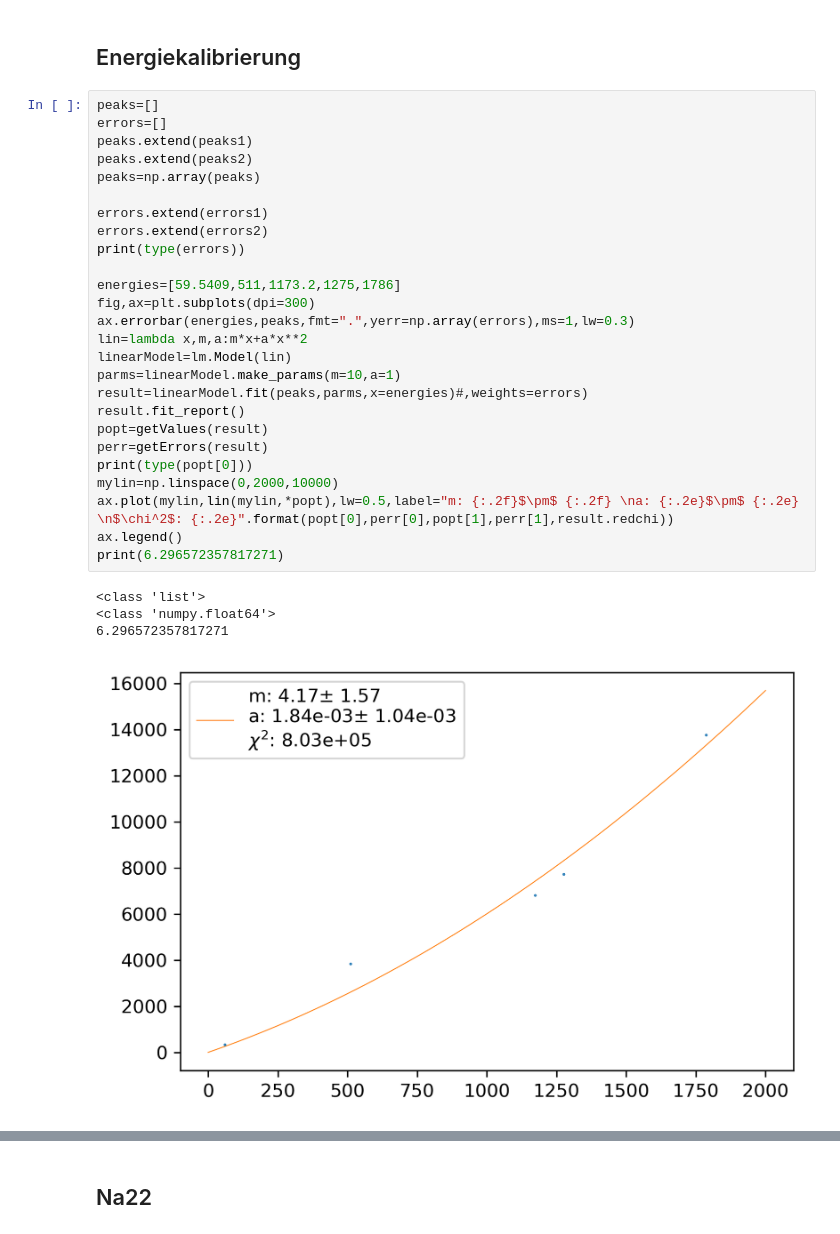
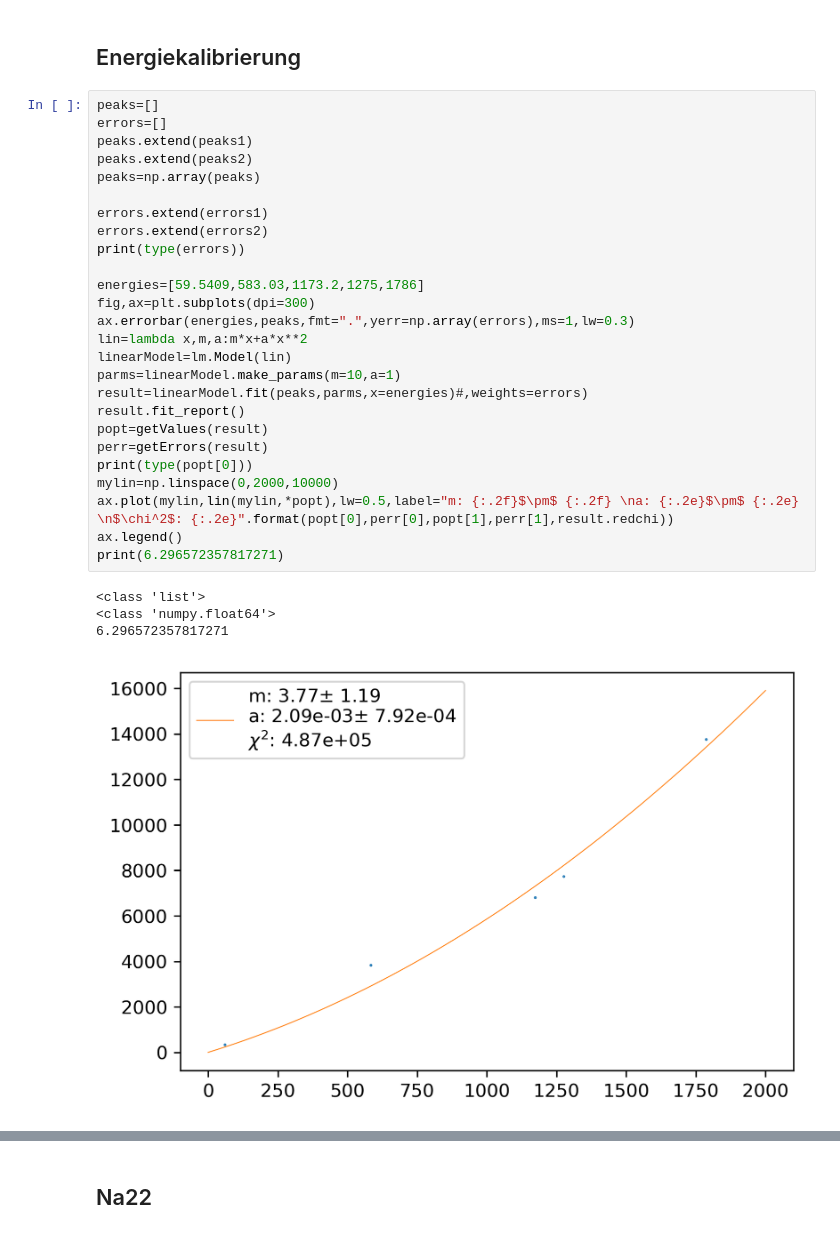
Before and after one commit to qwretz/fpraktikum, a Jupyter notebook: Hochauflösende gamma Spek/Wunderschöne Auswertung.ipynb, the cells around one changed output, grey strips where cells are left out. Cells and saved outputs as stored; diff of their text form.

```diff
--- a/Hochauflösende gamma Spek/Wunderschöne Auswertung.ipynb
+++ b/Hochauflösende gamma Spek/Wunderschöne Auswertung.ipynb
@@ -372,33 +384,33 @@ totalax.legend()
 # %%
 peaks=[]
 errors=[]
 peaks.extend(peaks1)
 peaks.extend(peaks2)
 peaks=np.array(peaks)
 
 errors.extend(errors1)
 errors.extend(errors2)
 print(type(errors))
 
-energies=[59.5409,511,1173.2,1275,1786]
+energies=[59.5409,583.03,1173.2,1275,1786]
 fig,ax=plt.subplots(dpi=300)
 ax.errorbar(energies,peaks,fmt=".",yerr=np.array(errors),ms=1,lw=0.3)
 lin=lambda x,m,a:m*x+a*x**2
 linearModel=lm.Model(lin)
 parms=linearModel.make_params(m=10,a=1)
 result=linearModel.fit(peaks,parms,x=energies)#,weights=errors)
 result.fit_report()
 popt=getValues(result)
 perr=getErrors(result)
 print(type(popt[0]))
 mylin=np.linspace(0,2000,10000)
 ax.plot(mylin,lin(mylin,*popt),lw=0.5,label="m: {:.2f}$\pm$ {:.2f} \na: {:.2e}$\pm$ {:.2e} \n$\chi^2$: {:.2e}".format(popt[0],perr[0],popt[1],perr[1],result.redchi))
 ax.legend()
 print(6.296572357817271)
 # %% [output]
 <class 'list'>
 <class 'numpy.float64'>
 6.296572357817271
-[figure, old version]
+[figure, new version]
 # %%
 Calc
```
Also changed, not shown: parts of 4 cells of this notebook.
